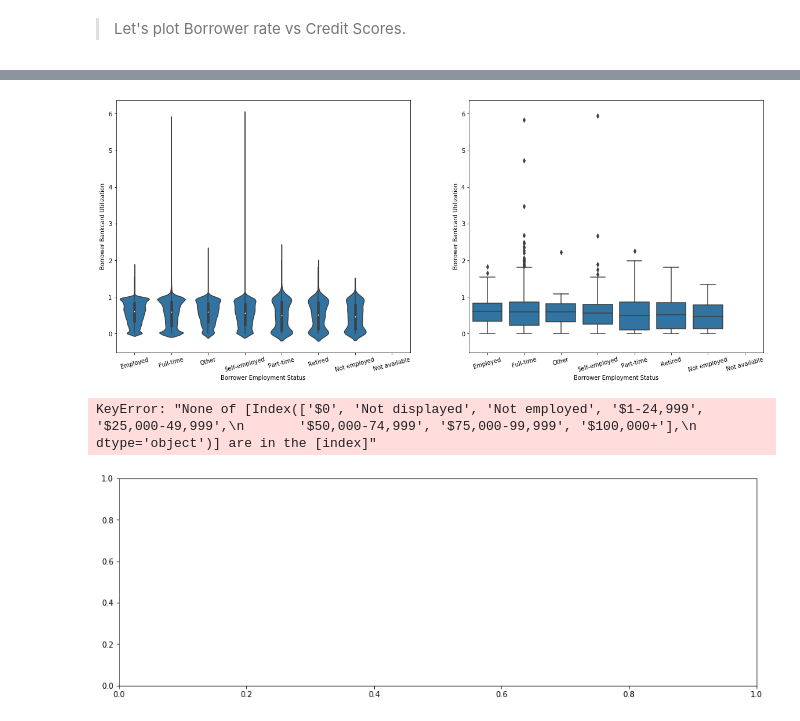
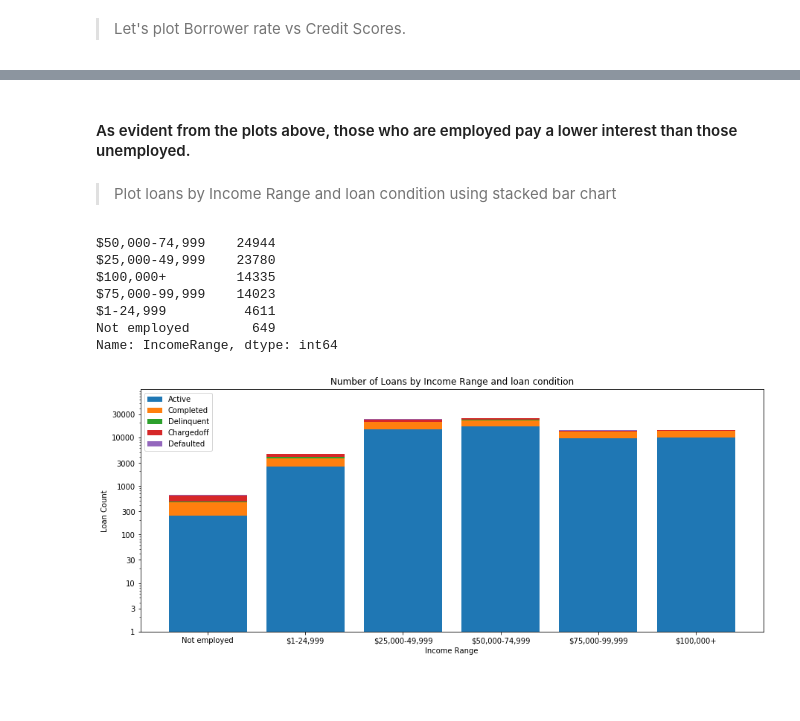
Before and after one commit to Dee-Dua/prosper-loans, a Jupyter notebook: exploration_template.ipynb, the cells around one changed output, grey strips where cells are left out. Cells and saved outputs as stored; diff of their text form; code cells hidden in the pictures; blank space fills up the shorter version.

```diff
--- a/exploration_template.ipynb
+++ b/exploration_template.ipynb
@@ -313,7 +358,7 @@ state_dict = {}
 keys = df['BorrowerState'].value_counts().index
 
 for i in keys:
-    state_dict[i] = df[(df['loan_status_cond'].isin(['Defaulted', 'Chargedoff'])) & (df['BorrowerState']==i)]['BorrowerState'].count()/df[df['BorrowerState']==i]['BorrowerState'].count()
+    state_dict[i] = df[(df['loan_status_cond'].isin(['Defaulted', 'Chargedoff', 'Delinquent'])) & (df['BorrowerState']==i)]['BorrowerState'].count()/df[df['BorrowerState']==i]['BorrowerState'].count()
 
 sorted_list = sorted(state_dict.items(), key=lambda x: x[1], reverse=False)
 
@@ -327,7 +372,7 @@ for i in range(len(sorted_list)):
 fig = plt.figure(figsize=(15, 12))
 ax = fig.add_subplot(1, 1, 1)
 ax.barh(y, lengths, color='tomato');
-ax.set_xlabel('Proportion of Charged Off & Defaulted Loans compared to all loans in a state');
+ax.set_xlabel('Proportion of Charged Off, Delinquent & Defaulted Loans compared to all loans in a state');
 ax.set_ylabel('State');
 ax.set_ylim(-1, 51);
 
@@ -340,6 +385,7 @@ for rect, text in zip(rects, texts):
     ax.text(width-width/5, rect.get_y()+rect.get_height()/2, text, color='white', fontweight='bold',
             ha='center', va='center')
 
+plt.title('Proportion of Charged Off, Delinquent & Defaulted Loans by State');
 fig.tight_layout()
 plt.show()
 # %% [output]
@@ -609,3 +653,6 @@ Name: creditScore_calculated, dtype: float64
 df['creditScore_calculated'].isnull().values.any()
 # %% [output]
 False
+# %%
+#Dropping rows where Credit Score is greater than 850
+df.drop(index = df[(df['creditScore_calculated'] > 850)].index, inplace=True)
@@ -668,0 +802,3 @@ plt.legend(bbox_to_anchor=(1.16, 1), loc='lower right', borderaxespad=0.);
+# %%
+# Dropping rows where Prosper Score is null
+df.drop(index=df[df['ProsperScore'].isnull() == True].index, inplace=True)
@@ -718,6 +1022,6 @@ df['EmploymentStatus'].isnull().sum()
 # %%
 #Update null values to "Not available"
-df['EmploymentStatus'].fillna(value='Not available', inplace=True)
+#df['EmploymentStatus'].fillna(value='Not available', inplace=True)
 # %%
 #Employment Status vs Borrower Rate
 plt.figure(figsize = [20, 8])
@@ -761,50 +1048,50 @@ plt.ylabel('Borrower Credit Score');
-# %%
-#Employement Status vs Bankcard Utilization
-
-plt.figure(figsize = [20, 8])
-base_color = sb.color_palette()[0]
-
-# left plot: violin plot
-plt.subplot(1, 2, 1)
-ax1 = sb.violinplot(data = df, x = 'EmploymentStatus', y = 'BankcardUtilization', color=base_color);
-plt.xticks(rotation=15);
-plt.xlabel('Borrower Employment Status');
-plt.ylabel('Borrower Bankcard Utilization');
-
-# right plot: box plot
-plt.subplot(1, 2, 2)
-sb.boxplot(data = df, x = 'EmploymentStatus', y = 'BankcardUtilization', color=base_color)
-plt.ylim(ax1.get_ylim()) # set y-axis limits to be same as left plot
-plt.xticks(rotation=15);
-plt.xlabel('Borrower Employment Status');
-plt.ylabel('Borrower Bankcard Utilization');
-# %% [output]
-[figure, removed]
+# %% [markdown]
+#### As evident from the plots above, those who are employed pay a lower interest than those unemployed.
+# %% [markdown]
+> Plot loans by Income Range and loan condition using stacked bar chart
+# %%
+df['IncomeRange'].value_counts()
+# %% [output]
+$50,000-74,999    24944
+$25,000-49,999    23780
+$100,000+         14335
+$75,000-99,999    14023
+$1-24,999          4611
+Not employed        649
+Name: IncomeRange, dtype: int64
 # %%
-#Plot loans by Income Range and loan condition using stacked bar chart
-cat1_order = ['$0', 'Not displayed', 'Not employed', '$1-24,999', '$25,000-49,999', '$50,000-74,999',
+cat1_order = ['Not employed', '$1-24,999', '$25,000-49,999', '$50,000-74,999',
               '$75,000-99,999', '$100,000+']
-cat2_order = ['In Good Standing', 'In Trouble']
+cat2_order = ['Active','Completed','Delinquent','Chargedoff','Defaulted']
 
 listings_by_income = df.groupby(df['IncomeRange'])['ListingNumber'].count()
 
-plt.figure(figsize = [15, 5])
+plt.figure(figsize = [15, 6])
 
 plt.subplot(1, 1, 1)
 
 baselines = np.zeros(len(cat1_order))
 
 for i in range(len(cat2_order)):
     cat2 = cat2_order[i]
     inner_counts = df[df['loan_status_cond'] == cat2]['IncomeRange'].value_counts()
+    for r in cat1_order:
+        if r in inner_counts.index:
+            continue
+        else:
+            inner_counts[r] = 0
     plt.bar(x = np.arange(len(cat1_order)), height = inner_counts[cat1_order],
             bottom = baselines);
     baselines += inner_counts[cat1_order]
 
+plt.yscale('log');
 plt.xticks(np.arange(len(cat1_order)), cat1_order)
 plt.xlabel('Income Range');
 plt.ylabel('Loan Count');
+plt.ylim(1,100000);
+y_ticks = [1, 3, 10, 30, 100, 300, 1000, 3000, 10000, 30000]
+plt.yticks(y_ticks, y_ticks);
+plt.title('Number of Loans by Income Range and loan condition');
 plt.legend(cat2_order);
 # %% [output]
-KeyError: "None of [Index(['$0', 'Not displayed', 'Not employed', '$1-24,999', '$25,000-49,999',\n       '$50,000-74,999', '$75,000-99,999', '$100,000+'],\n      dtype='object')] are in the [index]"
-[figure, old version]
+[figure, new version]
```
Also changed, not shown: parts of 139 cells of this notebook, 3 other files.
